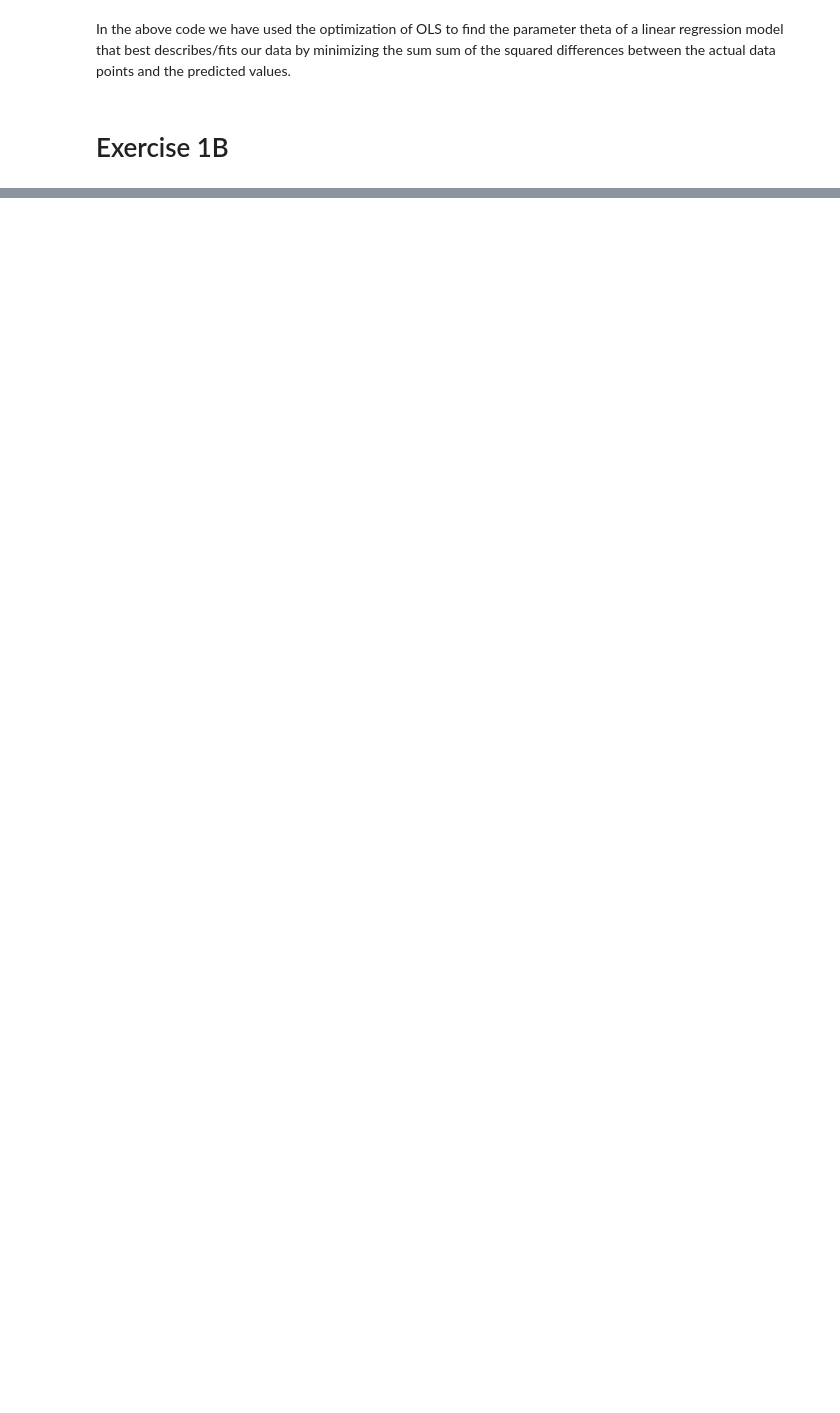
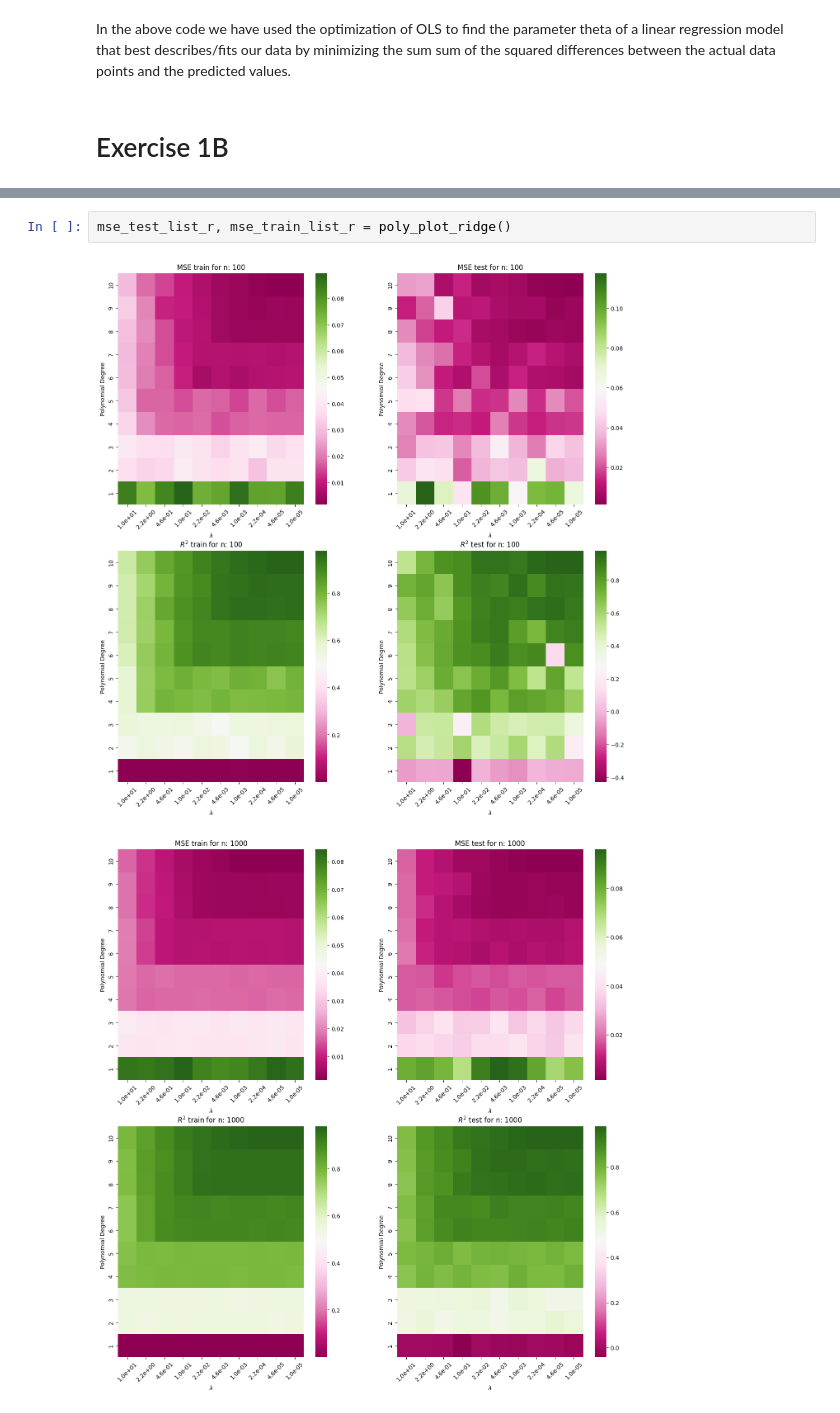
Before and after one commit to BirkS20/Project1_joint, a Jupyter notebook: malene_prover_seg_på_oppgaver_hun_ikke_blir_aa_faa_til_jeg_griner_vil_sove_men_er_stressa_buhu.ipynb, the cells around one changed output, grey strips where cells are left out. Saved outputs shown, nothing was run; the diff lists cells and outputs as text; blank space fills up the shorter version.

```diff
--- a/malene_prover_seg_på_oppgaver_hun_ikke_blir_aa_faa_til_jeg_griner_vil_sove_men_er_stressa_buhu.ipynb
+++ b/malene_prover_seg_på_oppgaver_hun_ikke_blir_aa_faa_til_jeg_griner_vil_sove_men_er_stressa_buhu.ipynb
@@ -226,0 +195,5 @@ poly_plot_ridge(lambd=4, intercept = False)
+# %%
+mse_test_list_r, mse_train_list_r = poly_plot_ridge()
+# %% [output]
+[figure, added]
+[figure, added]
```
Also changed, not shown: parts of 7 cells of this notebook, 1 other file.
